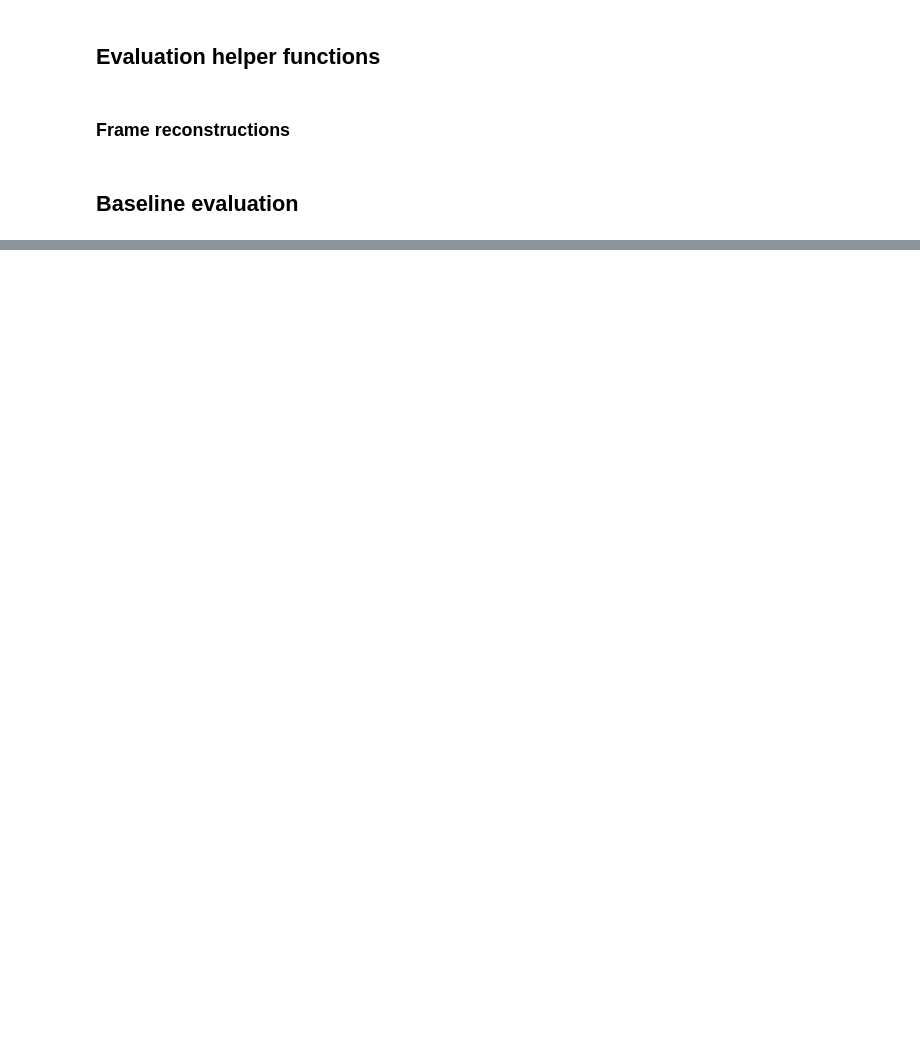
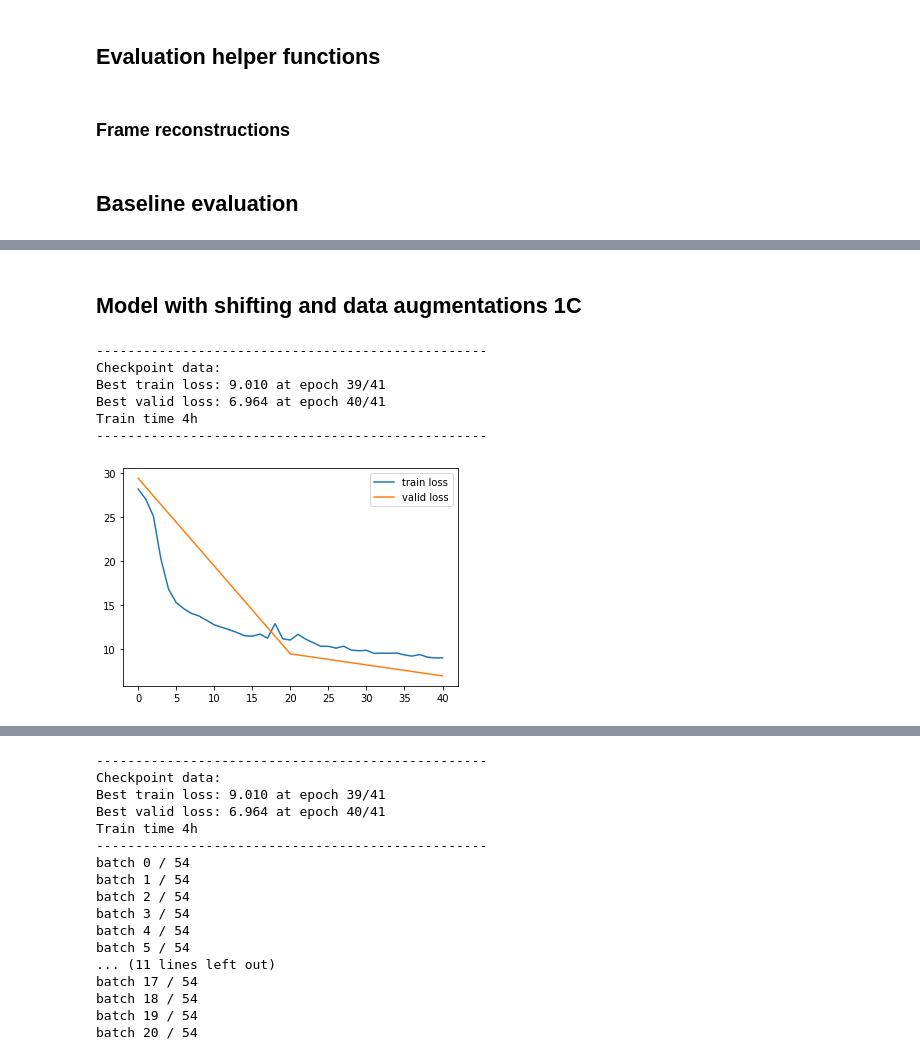
Before and after one commit to tranlg99/L4_project, a Jupyter notebook: src/colab_notebooks/evaluation.ipynb, the cells around one changed output, grey strips where cells are left out. Cells and saved outputs as stored; diff of their text form; code cells hidden in the pictures; blank space fills up the shorter version.

```diff
--- a/src/colab_notebooks/evaluation.ipynb
+++ b/src/colab_notebooks/evaluation.ipynb
@@ -538,0 +569,15 @@ print(tabulate(results, headers='firstrow', tablefmt='fancy_grid'))
+# %% [markdown]
+## Model with shifting and data augmentations 1C
+# %%
+# load model and evaluate
+_, _, t_history, v_history = load_checkpoint("augmented_checkpoint_2023-03-20_2158.pth")
+plot_learning_curve(t_history, v_history)
+m3_mse, m3_acc, m3_psnr, m3_ssim, m3_psnr_grid, m3_ssim_grid = run_evaluation(test_dataloader, checkpoint_file="augmented_checkpoint_2023-03-20_2158.pth")
+# %% [output]
+--------------------------------------------------
+Checkpoint data:
+Best train loss: 9.010 at epoch 39/41
+Best valid loss: 6.964 at epoch 40/41
+Train time 4h
+--------------------------------------------------
+[figure, added]
@@ -538,0 +585,17 @@ print(tabulate(results, headers='firstrow', tablefmt='fancy_grid'))
+--------------------------------------------------
+Checkpoint data:
+Best train loss: 9.010 at epoch 39/41
+Best valid loss: 6.964 at epoch 40/41
+Train time 4h
+--------------------------------------------------
+batch 0 / 54
+batch 1 / 54
+batch 2 / 54
+batch 3 / 54
+batch 4 / 54
+batch 5 / 54
+... (11 lines left out)
+batch 17 / 54
+batch 18 / 54
+batch 19 / 54
+batch 20 / 54
```
Also changed, not shown: parts of 22 cells of this notebook.
